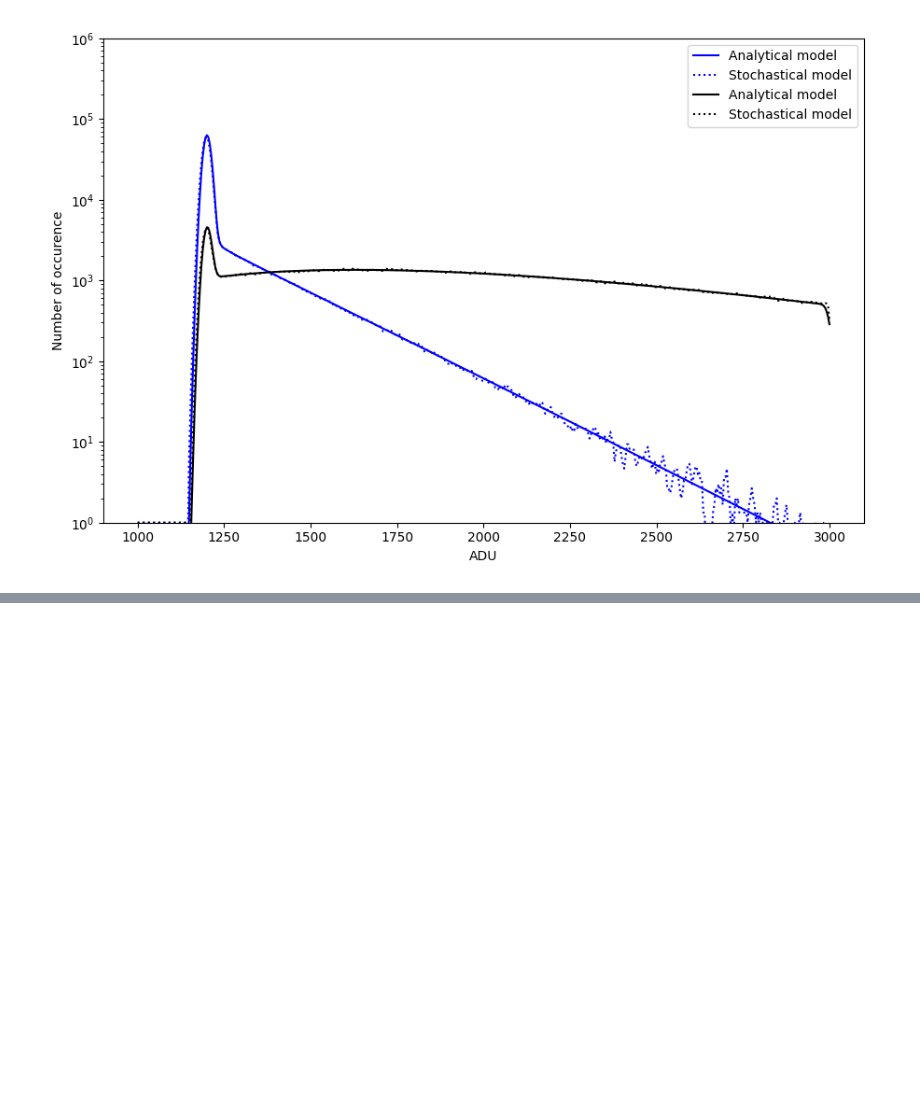
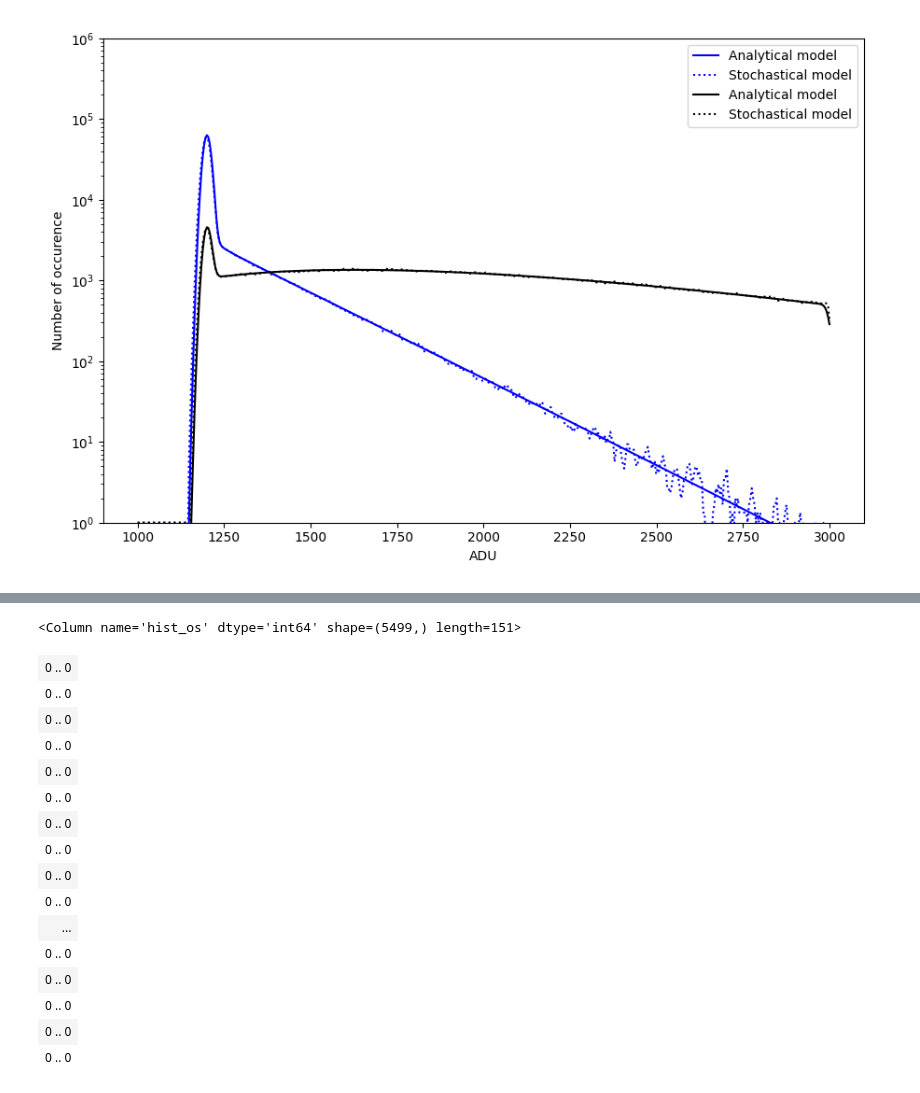
Before and after one commit to vpicouet/notebooks, a Jupyter notebook: EMCCD_model.ipynb, the cells around one changed output, grey strips where cells are left out. Drawn from its saved outputs; the diff is of its cells as text; code cells hidden in the pictures; blank space fills up the shorter version.

```diff
--- a/EMCCD_model.ipynb
+++ b/EMCCD_model.ipynb
@@ -113,3 +114,22 @@ TypeError: super(type, obj): obj must be an instance or subtype of type
 # %%
 np.savetxt("/tmp/xy.txt", np.array([x,np.log10(y)]).T)
+cat_all['hist_os']
+# %% [output]
+<Column name='hist_os' dtype='int64' shape=(5499,) length=151>
+| 0 .. 0 |
+| 0 .. 0 |
+| 0 .. 0 |
+| 0 .. 0 |
+| 0 .. 0 |
+| 0 .. 0 |
+| 0 .. 0 |
+| 0 .. 0 |
+| 0 .. 0 |
+| 0 .. 0 |
+| ... |
+| 0 .. 0 |
+| 0 .. 0 |
+| 0 .. 0 |
+| 0 .. 0 |
+| 0 .. 0 |
 # %%
```
Also changed, not shown: parts of 2 cells of this notebook.
